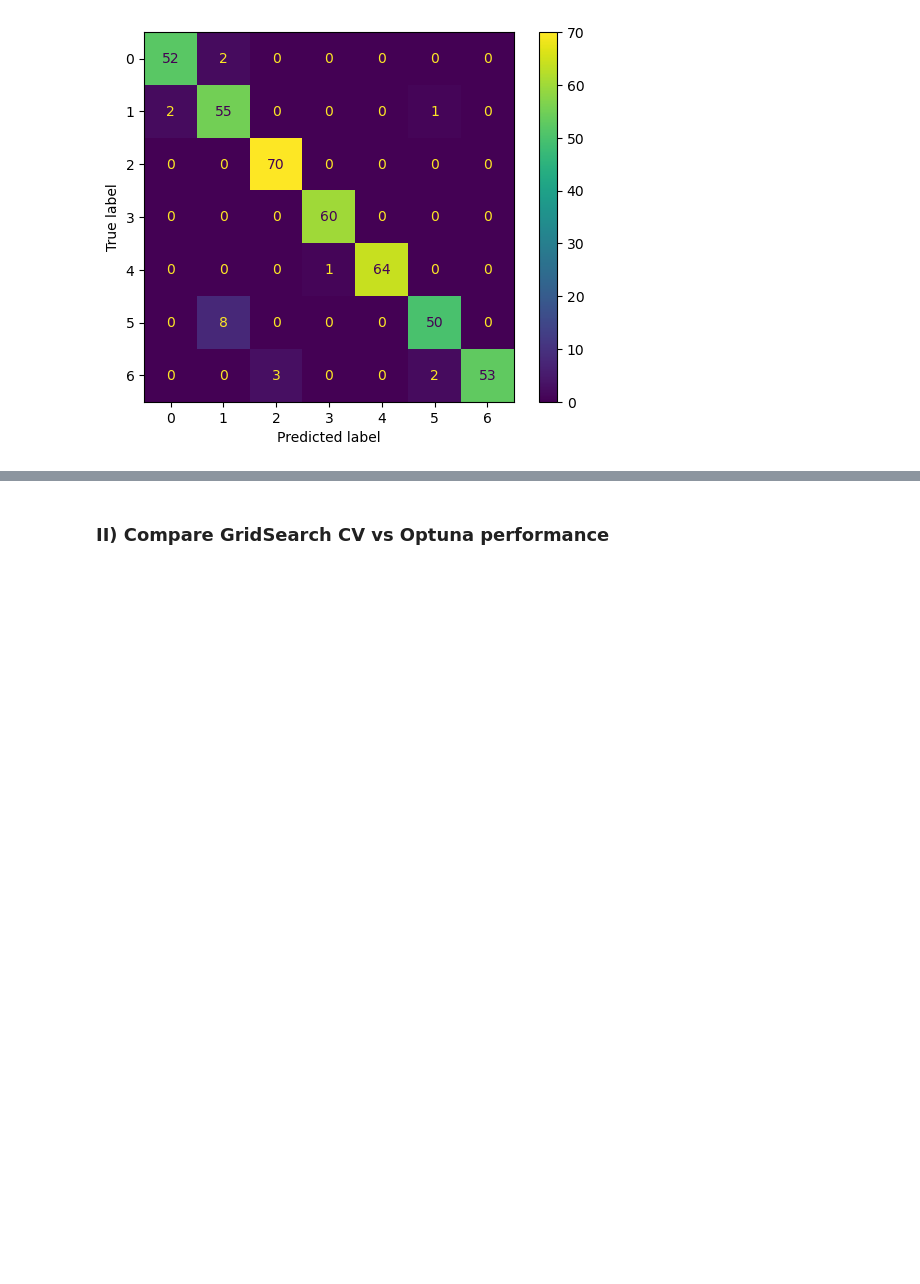
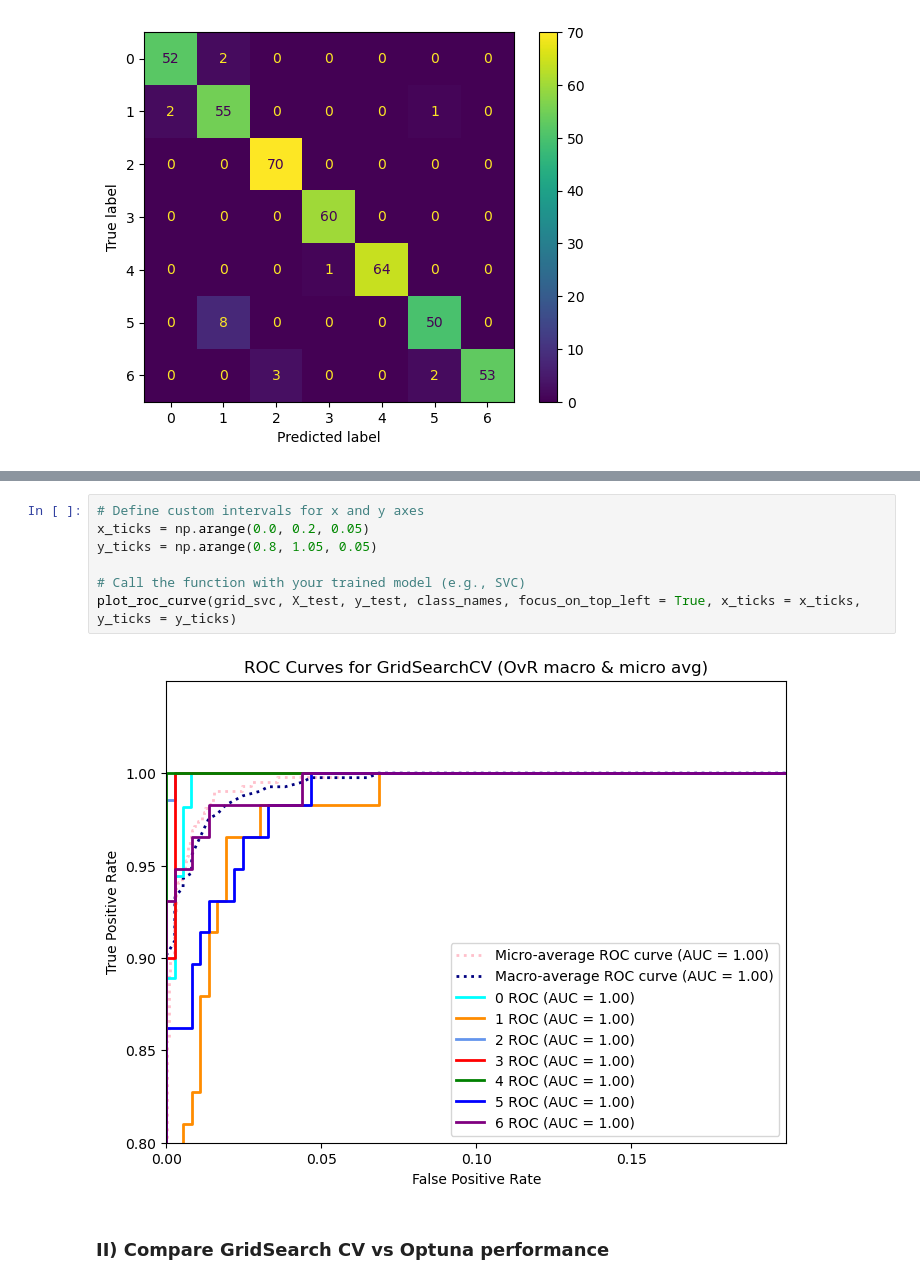
Before and after one commit to Ghazaleh-Ahmadzadeh/DSI_Obesity-Prediction, a Jupyter notebook: experiments/SVC_baseline_model_expt_MC.ipynb, the cells around one changed output, grey strips where cells are left out. Saved outputs shown, nothing was run; the diff lists cells and outputs as text; blank space fills up the shorter version.

```diff
--- a/experiments/SVC_baseline_model_expt_MC.ipynb
+++ b/experiments/SVC_baseline_model_expt_MC.ipynb
@@ -102,3 +201,12 @@ ConfusionMatrixDisplay(confusion_matrix = cm_svc).plot();
+# %%
+# Define custom intervals for x and y axes
+x_ticks = np.arange(0.0, 0.2, 0.05)
+y_ticks = np.arange(0.8, 1.05, 0.05)
+
+# Call the function with your trained model (e.g., SVC)
+plot_roc_curve(grid_svc, X_test, y_test, class_names, focus_on_top_left = True, x_ticks = x_ticks, y_ticks = y_ticks)
+# %% [output]
+[figure, added]
 # %% [markdown]
 ### II) Compare GridSearch CV vs Optuna performance
 # %%
```
Also changed, not shown: parts of 4 cells of this notebook.
